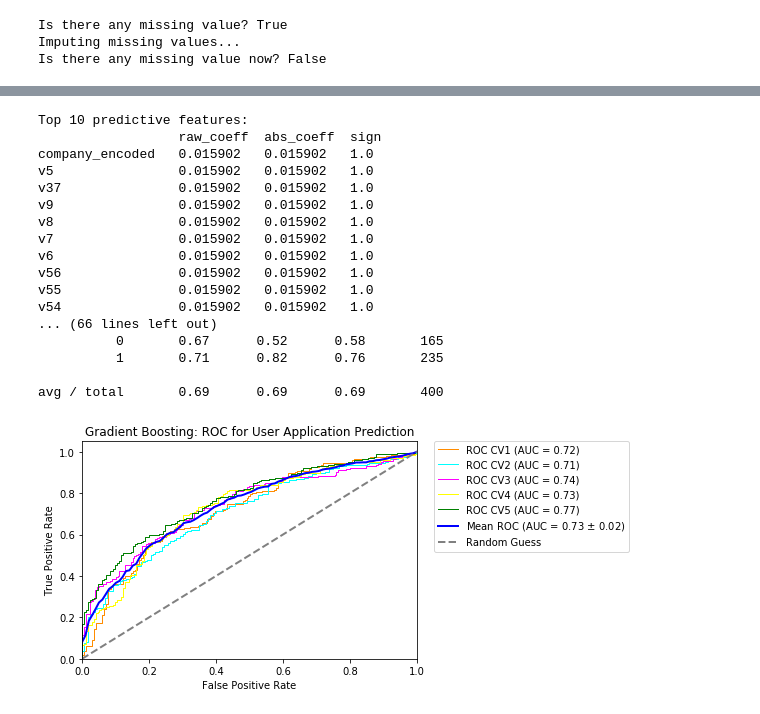
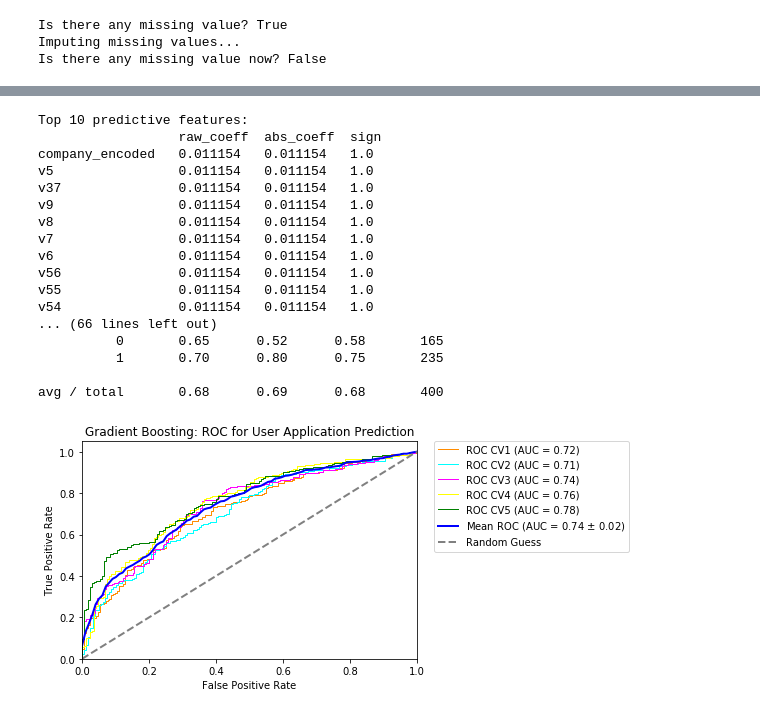
Before and after one commit to NigelKim/appliedOrNot, a Jupyter notebook: Bayer_coding task.ipynb, the cells around one changed output, grey strips where cells are left out. Cells and saved outputs as stored; diff of their text form; code cells hidden in the pictures.

```diff
--- a/Bayer_coding task.ipynb
+++ b/Bayer_coding task.ipynb
@@ -334,8 +323,8 @@ def GBoost(df):
     target = 'has_applied'
 
     # define the model
-    clf = GradientBoostingClassifier(n_estimators=60, min_samples_leaf=10,
-                                     max_features="sqrt", max_depth=50)#max_features="sqrt", min_samples_split=10, max_depth=20, min_samples_leaf=4)#max_depth=30, min_samples_leaf=2) # or just max_depth=20, min_sample
+    clf = GradientBoostingClassifier(n_estimators=200, min_samples_leaf=10,
+                                     max_features=25, max_depth=50)#max_features="sqrt", min_samples_split=10, max_depth=20, min_samples_leaf=4)#max_depth=30, min_samples_leaf=2) # or just max_depth=20, min_sample
 #     if len(df.columns) <10:
 #         clf = GradientBoostingClassifier(n_estimators=60, min_samples_leaf=5,
 #                                      max_features="sqrt", max_depth=20)#max_features="sqrt", min_samples_split=10, max_depth=20, min_samples_leaf=4)#max_depth=30, min_samples_leaf=2) # or just max_depth=20, min_samples_leaf=1
@@ -405,44 +394,44 @@ def GBoost(df):
         plt.xlim([0.0, 1.0])
         plt.ylim([0.0, 1.05])
         plt.xlabel('False Positive Rate')
         plt.ylabel('True Positive Rate')
 
         k_counter += 1
 
     # generating/plotting mean ROC curve
     mean_tpr = np.mean(tprs, axis=0)
     mean_auroc = metrics.auc(mean_fpr, mean_tpr)
     std_auroc = np.std(aurocs)
     plt.plot(mean_fpr, mean_tpr, color='blue',
                  lw=2, label='Mean ROC (AUC = %0.2f $\pm$ %0.2f)' % (mean_auroc,std_auroc))
     # plotting the random guess line
     plt.plot([0, 1], [0, 1], color='grey', lw=2, label='Random Guess', linestyle='--')
     plt.legend(loc="lower right", bbox_to_anchor=(1.65, 0.47))
     plt.title('Gradient Boosting: ROC for User Application Prediction')
     plt.savefig("AUROC_Gradient Boosting_User_Application")
     plt.show()
     feature_importance.to_csv('GB_feature_importance.csv')
     print('Mean F1 score across the folds: {}'.format(np.asarray(f1s).mean()))
 
 start_time = time.time()
 GBoost(df_merged)
 print('The model took {} seconds'.format(time.time()-start_time))
 # %% [output]
 Top 10 predictive features:
                   raw_coeff  abs_coeff  sign
-company_encoded   0.015902   0.015902   1.0
-v5                0.015902   0.015902   1.0
-v37               0.015902   0.015902   1.0
-v9                0.015902   0.015902   1.0
-v8                0.015902   0.015902   1.0
-v7                0.015902   0.015902   1.0
-v6                0.015902   0.015902   1.0
-v56               0.015902   0.015902   1.0
-v55               0.015902   0.015902   1.0
-v54               0.015902   0.015902   1.0
+company_encoded   0.011154   0.011154   1.0
+v5                0.011154   0.011154   1.0
+v37               0.011154   0.011154   1.0
+v9                0.011154   0.011154   1.0
+v8                0.011154   0.011154   1.0
+v7                0.011154   0.011154   1.0
+v6                0.011154   0.011154   1.0
+v56               0.011154   0.011154   1.0
+v55               0.011154   0.011154   1.0
+v54               0.011154   0.011154   1.0
 ... (66 lines left out)
-          0       0.67      0.52      0.58       165
-          1       0.71      0.82      0.76       235
+          0       0.65      0.52      0.58       165
+          1       0.70      0.80      0.75       235
 
-avg / total       0.69      0.69      0.69       400
+avg / total       0.68      0.69      0.68       400
-[figure, old version]
+[figure, new version]
```
Also changed, not shown: parts of 5 cells of this notebook.
